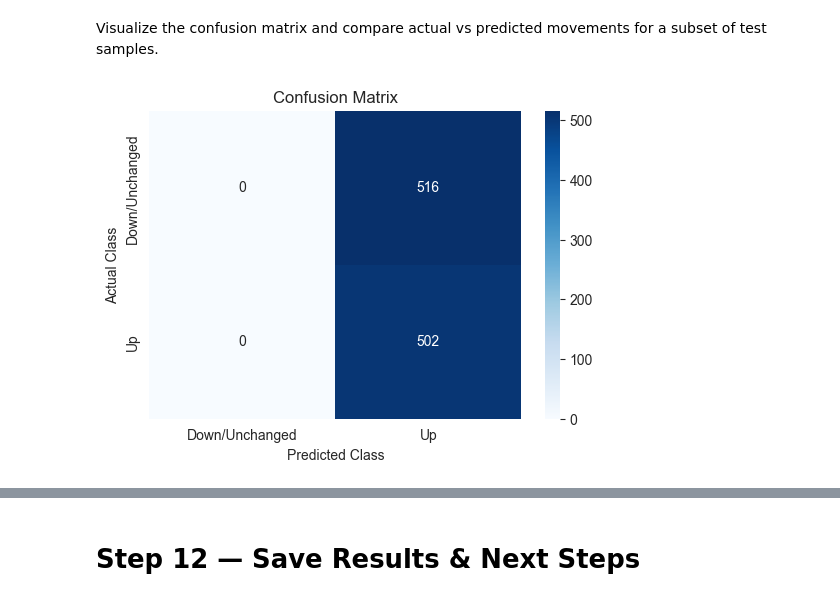
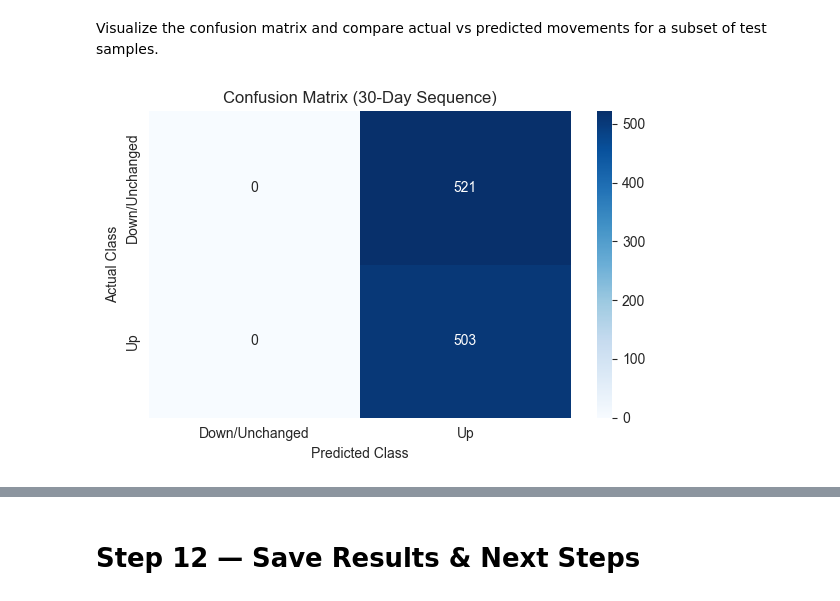
Before and after one commit to jokerphang/KLSE_Index_Movement_LSTM, a Jupyter notebook: Notebook/LSTM.ipynb, the cells around one changed output, grey strips where cells are left out. Saved outputs shown, nothing was run; the diff lists cells and outputs as text; code cells hidden in the pictures.

```diff
--- a/Notebook/LSTM.ipynb
+++ b/Notebook/LSTM.ipynb
@@ -41,3 +41,20 @@ from sklearn.metrics import confusion_matrix, classification_report
 
 from tensorflow.keras.models import Sequential
 from tensorflow.keras.layers import LSTM, Dense, Dropout
+
+from pathlib import Path
+
+# Ensure folders are created at the project root
+# If notebook is inside a "Notebook" folder, move one level up as project root
+current_dir = Path.cwd()
+
+if current_dir.name.lower() in ["notebook", "notebooks"]:
+    project_root = current_dir.parent
+else:
+    project_root = current_dir
+
+# Create output folders if they do not exist
+os.makedirs(project_root / "Dataset", exist_ok=True)
+os.makedirs(project_root / "Result", exist_ok=True)
+
+print("Setup complete. Libraries imported and folders created.")
@@ -586,20 +796,60 @@ Confusion Matrix:
 # %% [markdown]
 Visualize the confusion matrix and compare actual vs predicted movements for a subset of test samples.
 # %%
-# Plot confusion matrix
-plt.figure(figsize=(6, 4))
-sns.heatmap(
-    cm,
-    annot=True,
-    fmt="d",
-    cmap="Blues",
-    xticklabels=["Down/Unchanged", "Up"],
-    yticklabels=["Down/Unchanged", "Up"]
-)
+# Visualize confusion matrix and compare actual vs predicted movements
+# for 30-day, 60-day, and 90-day LSTM models
 
-plt.title("Confusion Matrix")
-plt.xlabel("Predicted Class")
-plt.ylabel("Actual Class")
-plt.show()
+sample_size = 100
+
+for time_steps in time_steps_list:
+    y_test = prediction_results[time_steps]["y_test"]
+    y_pred = prediction_results[time_steps]["y_pred"]
+    cm = confusion_matrices[time_steps]
+
+    # -----------------------------
+    # Confusion Matrix Heatmap
+    # -----------------------------
+    plt.figure(figsize=(6, 4))
+    sns.heatmap(
+        cm,
+        annot=True,
+        fmt="d",
+        cmap="Blues",
+        xticklabels=["Down/Unchanged", "Up"],
+        yticklabels=["Down/Unchanged", "Up"]
+    )
+
+    plt.title(f"Confusion Matrix ({time_steps}-Day Sequence)")
+    plt.xlabel("Predicted Class")
+    plt.ylabel("Actual Class")
+    plt.tight_layout()
+
+    cm_plot_path = project_root / "Result" / f"KLSE_LSTM_confusion_matrix_{time_steps}.png"
+    plt.savefig(cm_plot_path, bbox_inches="tight")
+    plt.show()
+
+    print(f"{time_steps}-day confusion matrix plot saved as {cm_plot_path}")
+
+    # -----------------------------
+    # Actual vs Predicted Movement
+    # -----------------------------
+    plt.figure(figsize=(12, 5))
+    plt.plot(y_test[:sample_size], label="Actual Movement", marker="o")
+    plt.plot(y_pred[:sample_size], label="Predicted Movement", marker="x")
+
+    plt.title(f"Actual vs Predicted KLSE Movement ({time_steps}-Day Sequence)")
+    plt.xlabel("Test Sample")
+    plt.ylabel("Movement Class")
+    plt.yticks([0, 1], ["Down/Unchanged", "Up"])
+    plt.legend()
+    plt.grid(True)
+    plt.tight_layout()
+
+    actual_pred_plot_path = project_root / "Result" / f"KLSE_LSTM_actual_vs_predicted_{time_steps}.png"
+    plt.savefig(actual_pred_plot_path, bbox_inches="tight")
+    plt.show()
+
+    print(f"{time_steps}-day actual vs predicted plot saved as {actual_pred_plot_path}")
+    print("-" * 60)
 # %% [output]
-[figure, old version]
+[figure, new version]
```
Also changed, not shown: parts of 28 cells of this notebook, 10 other files.
